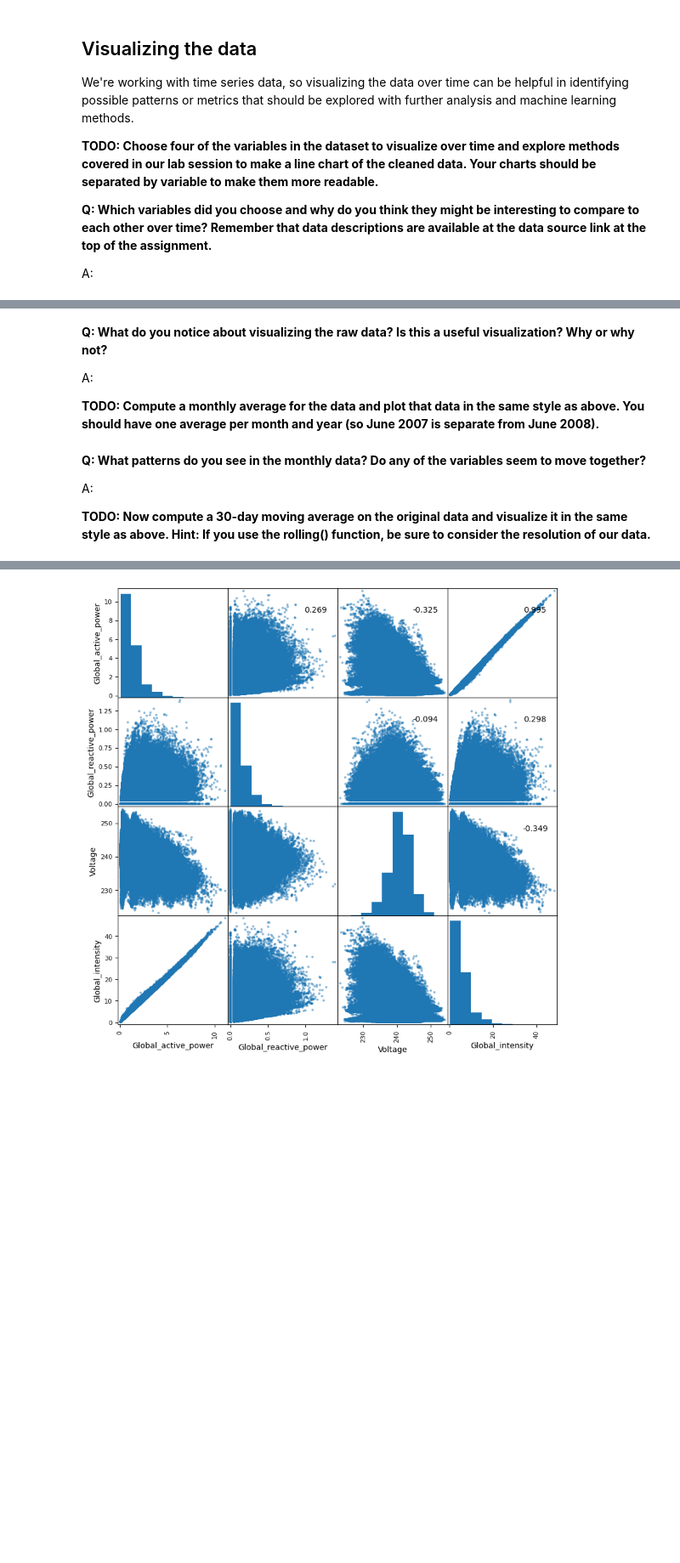
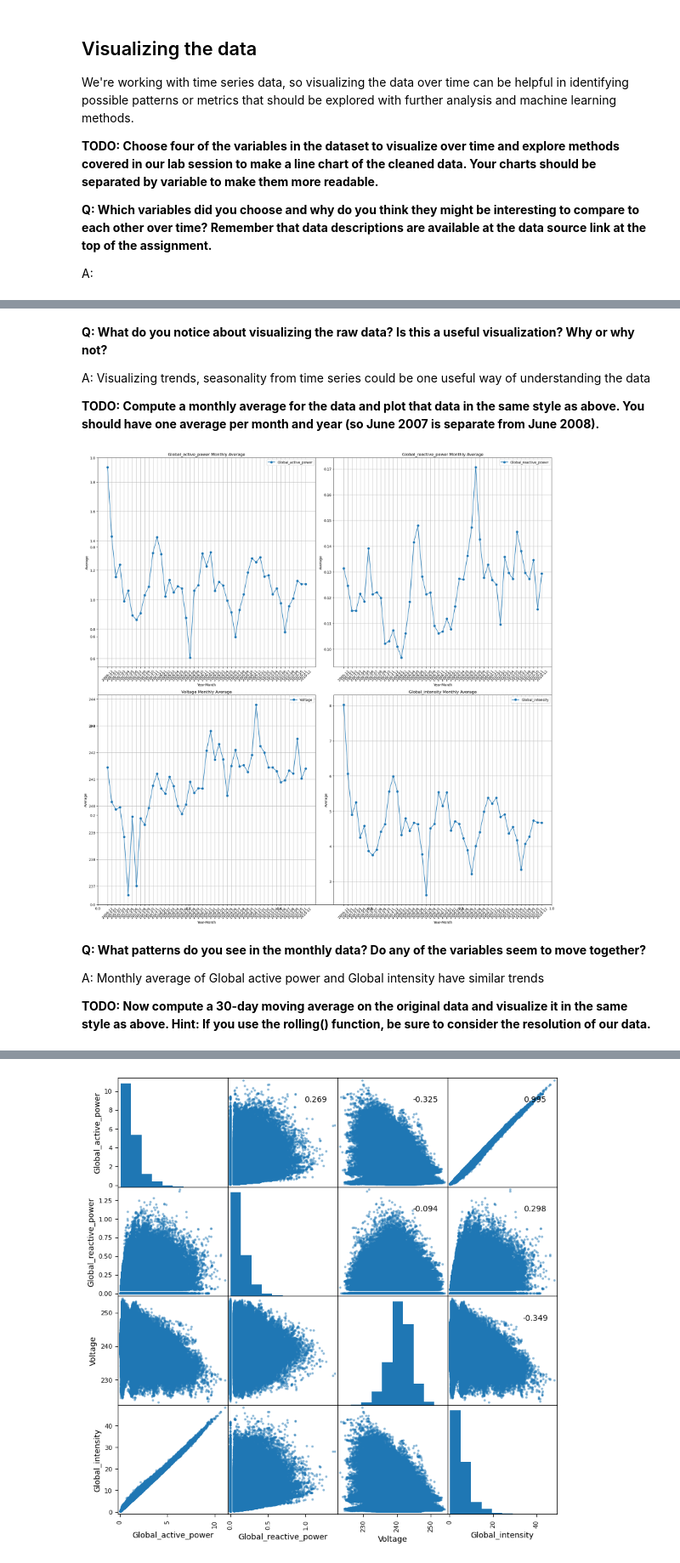
Before and after one commit to webJdi/aai-iot-assignment_2.1, a Jupyter notebook: Cleaning & EDA Assignment .ipynb, the cells around one changed output, grey strips where cells are left out. Shown at 85% size. Saved outputs shown, nothing was run; the diff lists cells and outputs as text; code cells hidden in the pictures; blank space fills up the shorter version.

```diff
--- a/Cleaning & EDA Assignment .ipynb
+++ b/Cleaning & EDA Assignment .ipynb
@@ -205,18 +224,36 @@ A:
 # %% [markdown]
 **Q: What do you notice about visualizing the raw data? Is this a useful visualization? Why or why not?**
 
-A:
+A: Visualizing trends, seasonality from time series could be one useful way of understanding the data
 
 **TODO: Compute a monthly average for the data and plot that data in the same style as above. You should have one average per month and year (so June 2007 is separate from June 2008).**
 # %%
 #compute your monthly average here
 #HINT: checkout the pd.Grouper function: https://pandas.pydata.org/pandas-docs/stable/reference/api/pandas.Grouper.html?highlight=grouper
+df['YearMonth'] = df['Datetime'].dt.to_period('M')
+# %%
+monthly_avg = df.groupby('YearMonth').mean().reset_index()
 # %%
 #build your linechart here
+fig,ax = plt.subplots(figsize=(20,20))
+for i, var in enumerate(variables, 1):
+    plt.subplot(2, 2, i)
+    plt.plot(monthly_avg['YearMonth'].astype(str), monthly_avg[var], marker='o', label=var)
+    plt.title(f'{var} Monthly Average')
+    plt.xlabel('Year-Month')
+    plt.ylabel('Average')
+    plt.xticks(rotation=45)  # Rotate x-axis labels for better readability
+    plt.grid(True)
+    plt.legend()
+
+plt.tight_layout()
+plt.show()
+# %% [output]
+[figure, added]
 # %% [markdown]
 **Q: What patterns do you see in the monthly data? Do any of the variables seem to move together?**
 
-A:
+A: Monthly average of Global active power and Global intensity have similar trends
 
 **TODO: Now compute a 30-day moving average on the original data and visualize it in the same style as above. Hint: If you use the rolling() function, be sure to consider the resolution of our data.**
 # %%
```
Also changed, not shown: parts of 8 cells of this notebook.
